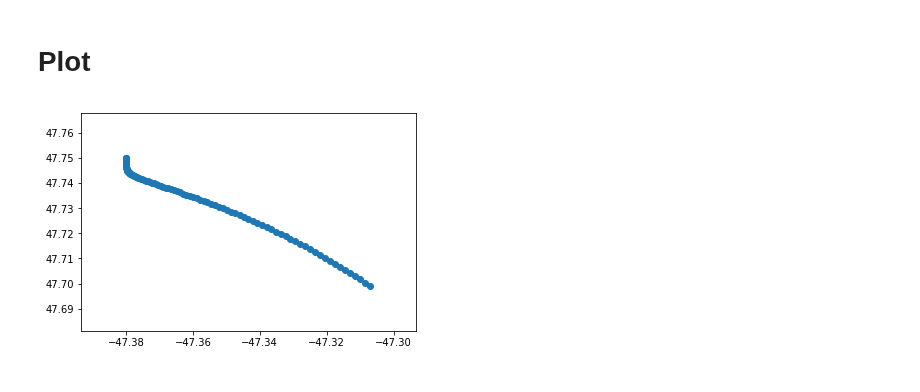
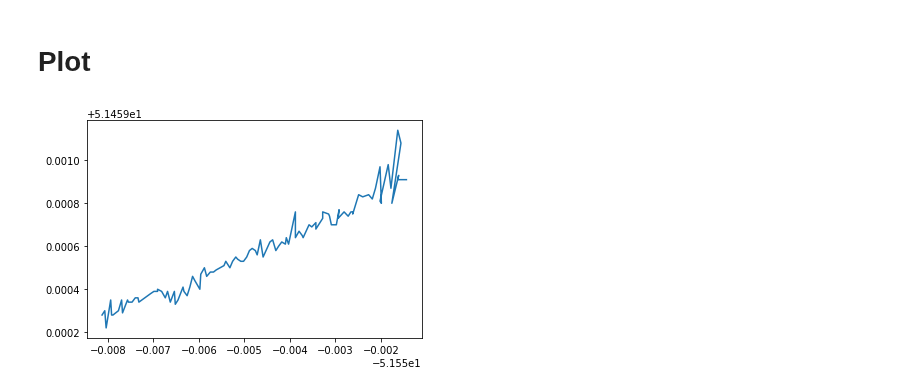
Before and after one commit to evankielley/IceDEF, a Jupyter notebook: notebooks/drift_simulator.ipynb, the cells around one changed output. Saved outputs shown, nothing was run; the diff lists cells and outputs as text; code cells hidden in the pictures.

Commit message:
ran some drift runs and did some plotting for beacon data

```diff
--- a/notebooks/drift_simulator.ipynb
+++ b/notebooks/drift_simulator.ipynb
@@ -27,0 +25,10 @@ iip_berg = iceberg.get_iip_berg(iip_berg_df)
+# %%
+lons = df['Longitude']
+# %%
+lats = df['Latitude']
+# %%
+ref_berg = iceberg.Iceberg('0204980_2015', times[0], lons[0], lats[0], 0, 0, 0, 0, 'LG', 'TAB')
+# %%
+ref_berg.history['T'] = times[:100]
+ref_berg.history['X'] = lons[:100]
+ref_berg.history['Y'] = lats[:100]
@@ -49,10 +85,11 @@ sim.euler(0.1*3600, 100)
 # %% [markdown]
 # Plot
 # %%
-plt.scatter(sim.history['x'], sim.history['y'])
+#plt.scatter(sim.history['x'], sim.history['y'])
+plt.plot(ref_berg.history['X'], ref_berg.history['Y'])
 plt.show()
 # %% [output]
-[figure, old version]
+[figure, new version]
 # %%
 plt.scatter(sim.history['x'], sim.history['y'])
 plt.show()
```
Also changed, not shown: parts of 23 cells of this notebook, 1 other file.
